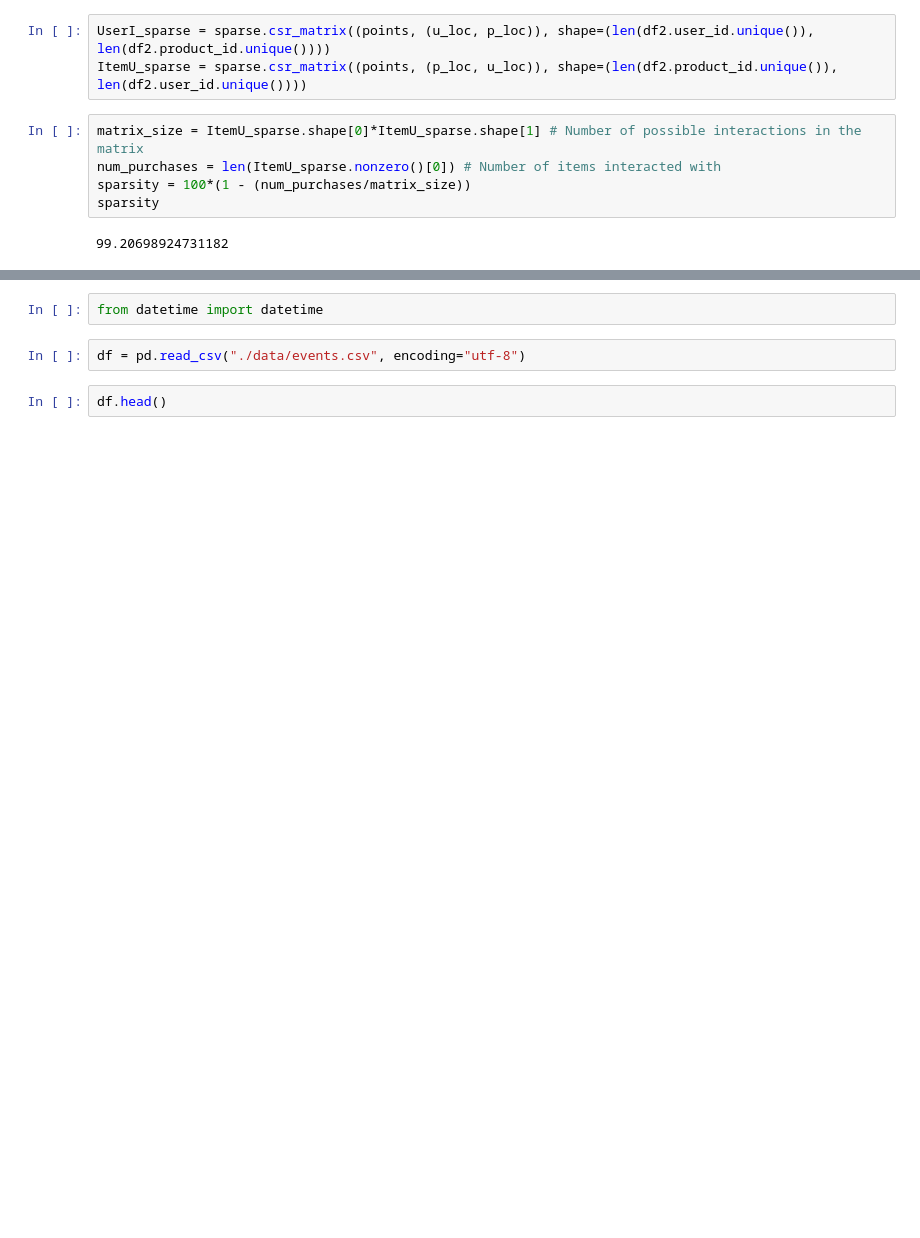
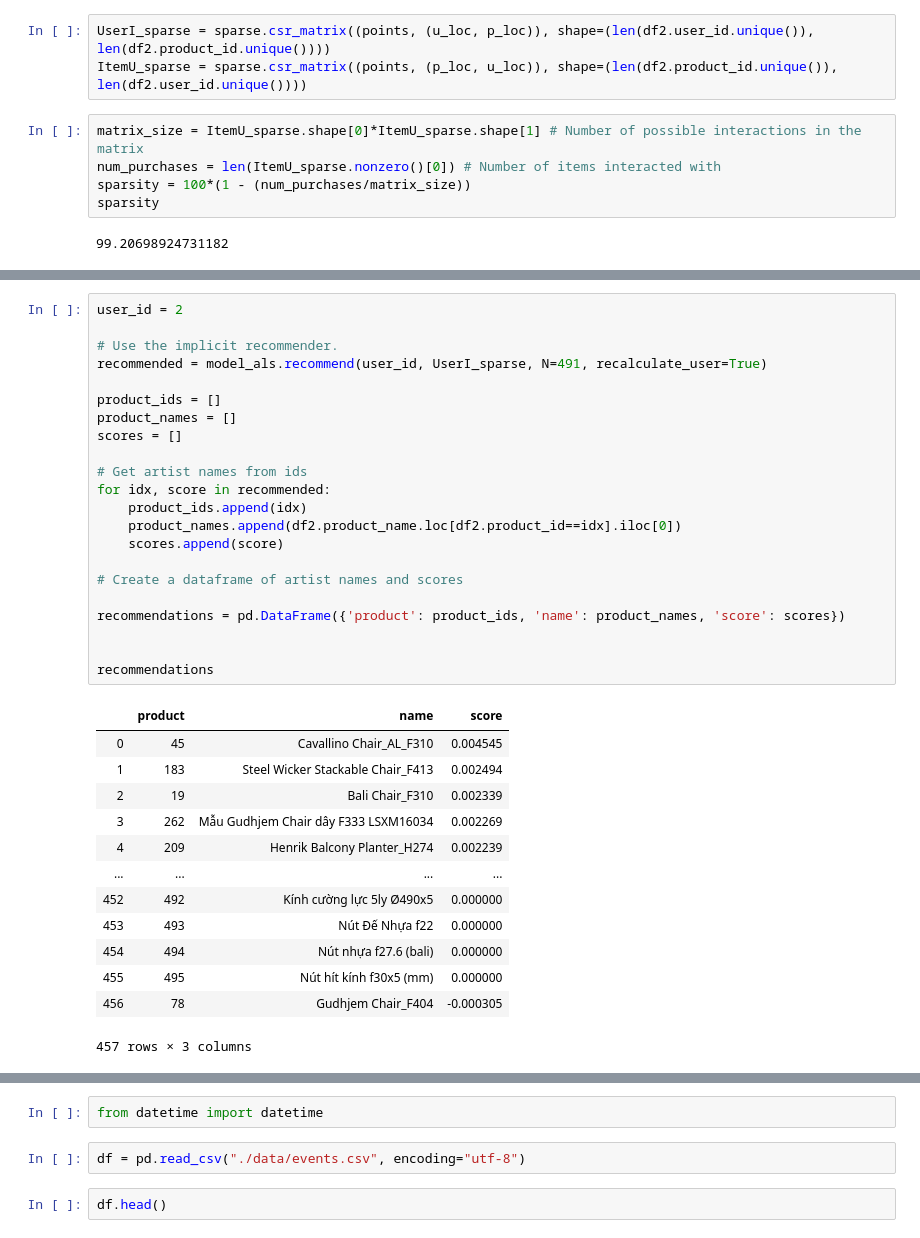
Before and after one commit to dzungcamlang/recsys_ecommerce, a Jupyter notebook: recsys/mining.ipynb, the cells around one changed output, grey strips where cells are left out. Drawn from its saved outputs; the diff is of its cells as text; blank space fills up the shorter version.

```diff
--- a/recsys/mining.ipynb
+++ b/recsys/mining.ipynb
@@ -316,0 +282,36 @@ accuracy
+# %%
+user_id = 2
+
+# Use the implicit recommender.
+recommended = model_als.recommend(user_id, UserI_sparse, N=491, recalculate_user=True)
+
+product_ids = []
+product_names = []
+scores = []
+
+# Get artist names from ids
+for idx, score in recommended:
+    product_ids.append(idx)
+    product_names.append(df2.product_name.loc[df2.product_id==idx].iloc[0])
+    scores.append(score)
+
+# Create a dataframe of artist names and scores
+
+recommendations = pd.DataFrame({'product': product_ids, 'name': product_names, 'score': scores})
+
+
+recommendations
+# %% [output]
+|  | product | name | score |
+| 0 | 45 | Cavallino Chair_AL_F310 | 0.004545 |
+| 1 | 183 | Steel Wicker Stackable Chair_F413 | 0.002494 |
+| 2 | 19 | Bali Chair_F310 | 0.002339 |
+| 3 | 262 | Mẫu Gudhjem Chair dây F333 LSXM16034 | 0.002269 |
+| 4 | 209 | Henrik Balcony Planter_H274 | 0.002239 |
+| ... | ... | ... | ... |
+| 452 | 492 | Kính cường lực 5ly Ø490x5 | 0.000000 |
+| 453 | 493 | Nút Đế Nhựa f22 | 0.000000 |
+| 454 | 494 | Nút nhựa f27.6 (bali) | 0.000000 |
+| 455 | 495 | Nút hít kính f30x5 (mm) | 0.000000 |
+| 456 | 78 | Gudhjem Chair_F404 | -0.000305 |
+457 rows × 3 columns
```
Also changed, not shown: parts of 21 cells of this notebook, 9 other files.
